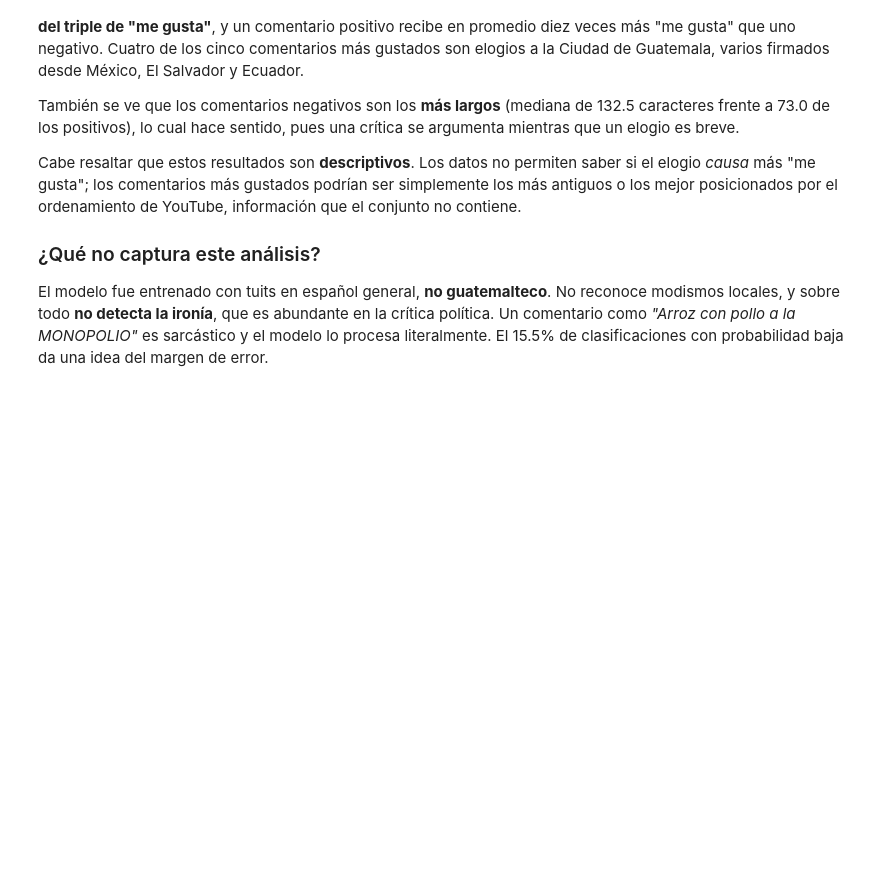
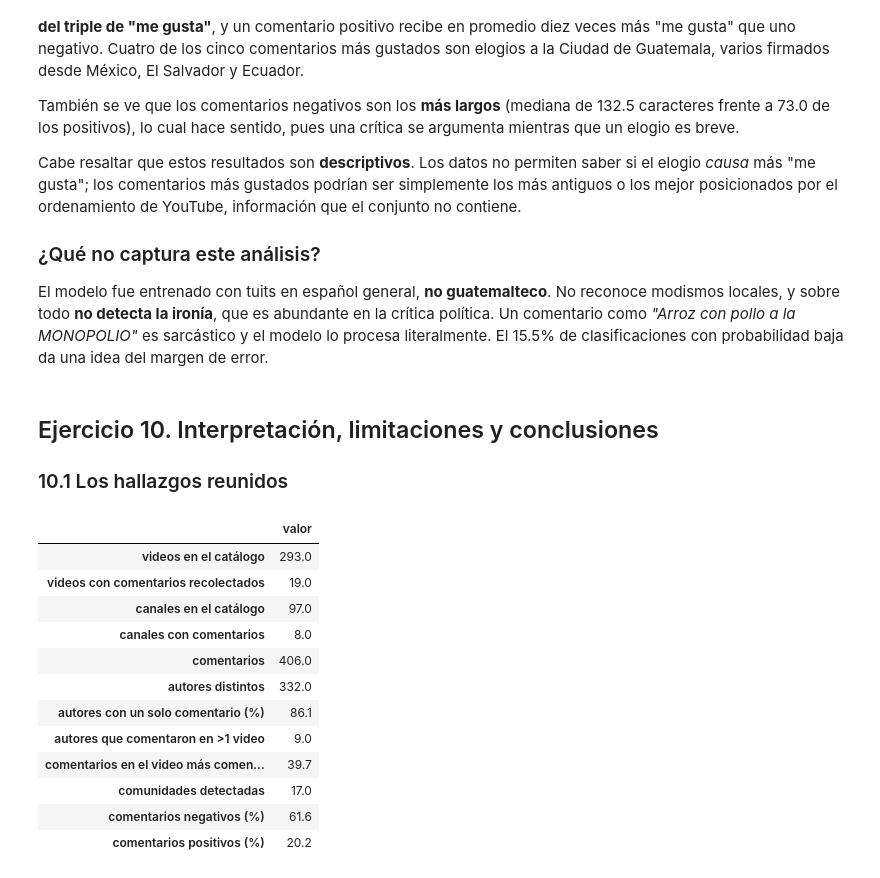
Before and after one commit to Tunchxz/CC3084-Laboratorio-6, a Jupyter notebook: notebooks/04_sentimiento_conclusiones.ipynb, the cells around one changed output. Saved outputs shown, nothing was run; the diff lists cells and outputs as text; code cells hidden in the pictures; blank space fills up the shorter version.

Commit message:
feat(notebooks): interpret findings, limitations, and conclusions

```diff
--- a/notebooks/04_sentimiento_conclusiones.ipynb
+++ b/notebooks/04_sentimiento_conclusiones.ipynb
@@ -530,3 +530,45 @@ Cabe resaltar que estos resultados son **descriptivos**. Los datos no permiten s
 ### ¿Qué no captura este análisis?
 
 El modelo fue entrenado con tuits en español general, **no guatemalteco**. No reconoce modismos locales, y sobre todo **no detecta la ironía**, que es abundante en la crítica política. Un comentario como *"Arroz con pollo a la MONOPOLIO"* es sarcástico y el modelo lo procesa literalmente. El 15.5% de clasificaciones con probabilidad baja da una idea del margen de error.
+# %% [markdown]
+## Ejercicio 10. Interpretación, limitaciones y conclusiones
+
+### 10.1 Los hallazgos reunidos
+# %%
+# Se reúnen las cifras clave producidas por los cuatro notebooks
+videos = cargar("videos_limpio")
+metricas = pd.read_csv(DATA_PROCESSED / "metricas_topologia.csv")
+centralidades = pd.read_csv(DATA_PROCESSED / "centralidades.csv")
+
+com_por_autor = cv.groupby("author_channel_id").size()
+com_por_video = cv.groupby("video_id").size()
+
+sintesis = pd.Series({
+    "videos en el catálogo": len(videos),
+    "videos con comentarios recolectados": cv["video_id"].nunique(),
+    "canales en el catálogo": videos["channel_id"].nunique(),
+    "canales con comentarios": cv["channel_id"].nunique(),
+    "comentarios": len(cv),
+    "autores distintos": cv["author_channel_id"].nunique(),
+    "autores con un solo comentario (%)": round((com_por_autor == 1).mean() * 100, 1),
+    "autores que comentaron en >1 video": int((cv.groupby("author_channel_id")["video_id"].nunique() > 1).sum()),
+    "comentarios en el video más comentado (%)": round(com_por_video.max() / len(cv) * 100, 1),
+    "comunidades detectadas": int(comunidades["comunidad"].nunique()),
+    "comentarios negativos (%)": round((cv["sentimiento"] == "NEG").mean() * 100, 1),
+    "comentarios positivos (%)": round((cv["sentimiento"] == "POS").mean() * 100, 1),
+}, name="valor")
+sintesis.to_frame()
+# %% [output]
+|  | valor |
+| videos en el catálogo | 293.0 |
+| videos con comentarios recolectados | 19.0 |
+| canales en el catálogo | 97.0 |
+| canales con comentarios | 8.0 |
+| comentarios | 406.0 |
+| autores distintos | 332.0 |
+| autores con un solo comentario (%) | 86.1 |
+| autores que comentaron en >1 video | 9.0 |
+| comentarios en el video más comen... | 39.7 |
+| comunidades detectadas | 17.0 |
+| comentarios negativos (%) | 61.6 |
+| comentarios positivos (%) | 20.2 |
```
Also changed, not shown: parts of 8 cells of this notebook.
